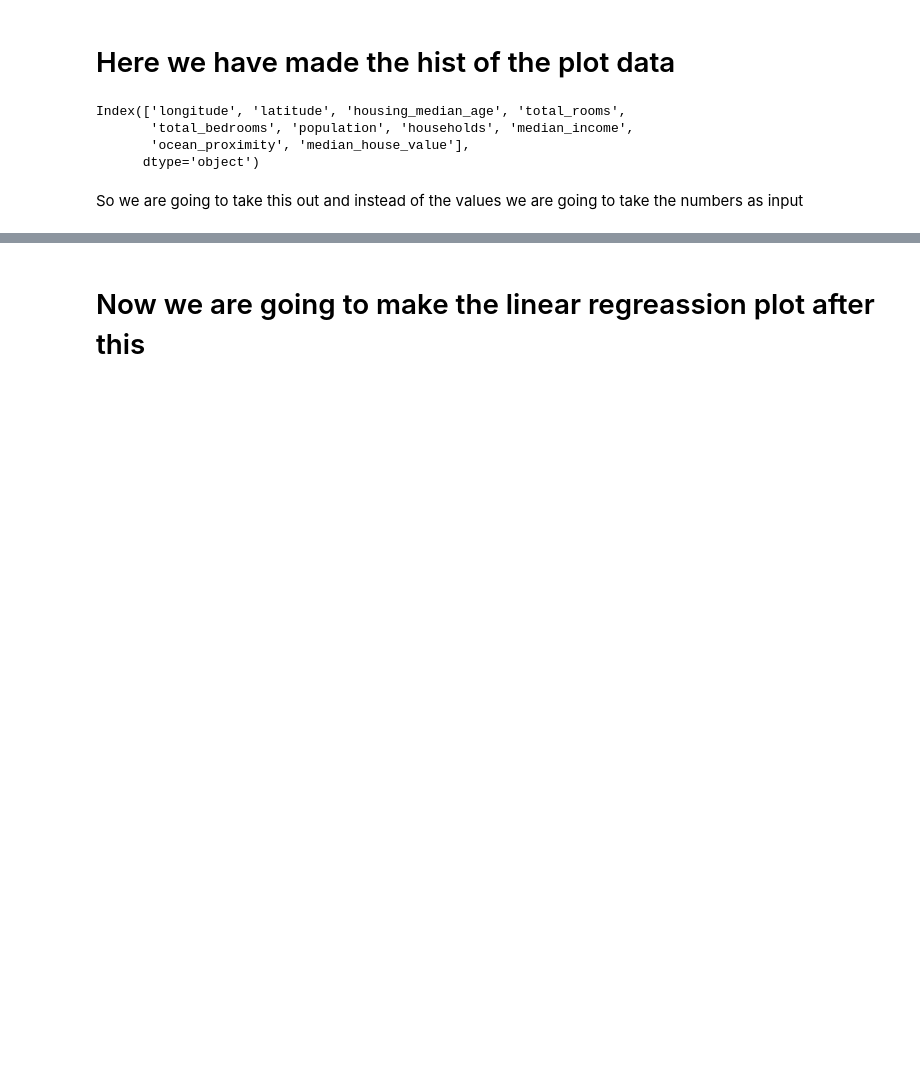
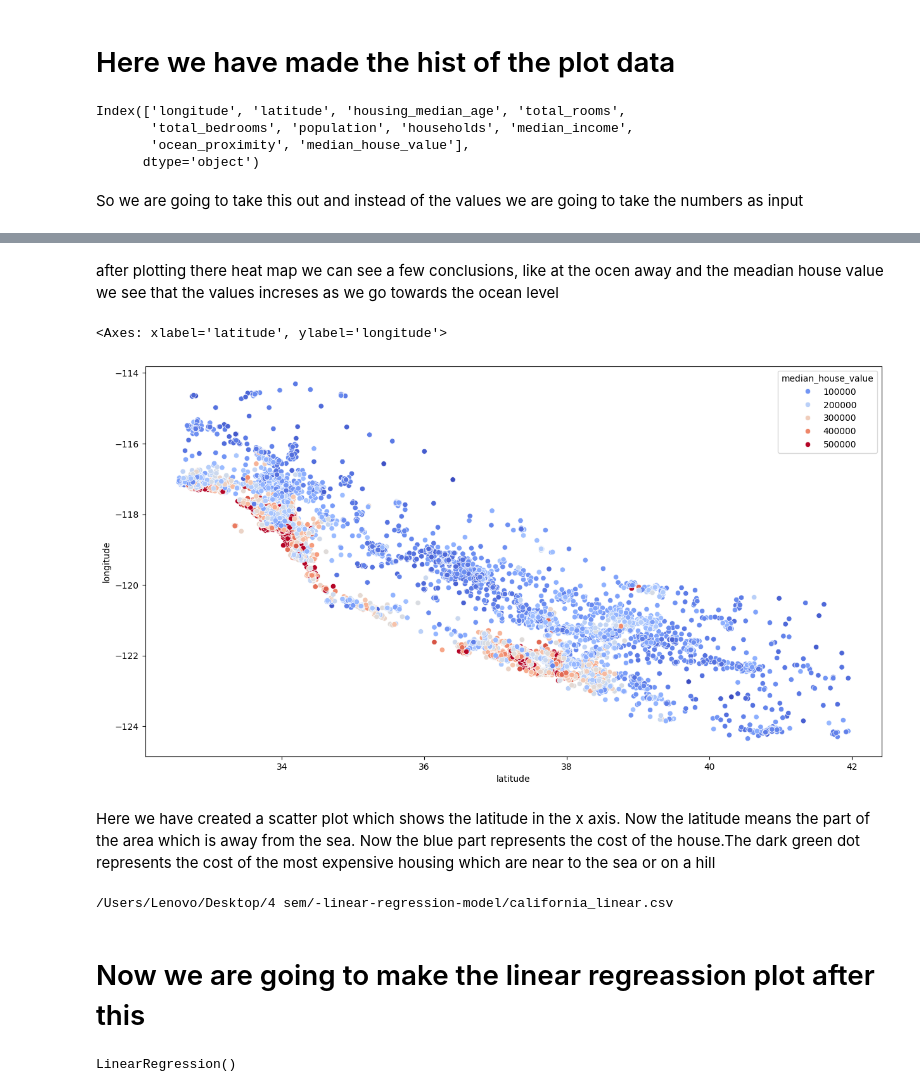
Before and after one commit to Akshitwadhwa/linear-regression-model, a Jupyter notebook: training.ipynb, the cells around one changed output, grey strips where cells are left out. Drawn from its saved outputs; the diff is of its cells as text; code cells hidden in the pictures; blank space fills up the shorter version.

Commit message:
new model

```diff
--- a/training.ipynb
+++ b/training.ipynb
@@ -157,0 +165,11 @@ using p
+# %% [markdown]
+ after plotting there heat map we can see a few conclusions, like at the ocen away and the meadian house value
+ we see that the values increses as we go towards the ocean level
+# %%
+plt.figure(figsize=(15 , 8))
+sns.scatterplot(x = "latitude" , y="longitude" , data=trained_data , hue="median_house_value" , palette="coolwarm")
+# %% [output]
+<Axes: xlabel='latitude', ylabel='longitude'>
+[figure, added]
+# %% [markdown]
+Here we have created a scatter plot which shows the latitude in the x axis. Now the latitude means the part of the area which is away from the sea. Now the blue part represents the cost of the house.The dark green dot represents the cost of the most expensive housing which are near to the sea or on a hill
@@ -158,3 +179,9 @@ using p
+# %%
+cleaned_file_path = 'california_linear.csv'
+trained_data.to_csv(cleaned_file_path, index=False)
+FileLink(cleaned_file_path)
+# %% [output]
+/Users/Lenovo/Desktop/4 sem/-linear-regression-model/california_linear.csv
 # %% [markdown]
 # Now we are going to make the linear regreassion plot after this
 # %%
@@ -164,6 +191,12 @@ X_train , y_train = trained_data.drop(['median_house_value'],axis = 1), trained_
 # here we have taken the
 reg = LinearRegression()
 # loading the liner regression model and library
+
+reg.fit(X_train , y_train)
+
+# here we have linear regression trained the model
+# %% [output]
+LinearRegression()
 # %%
 from sklearn.ensemble import RandomForestRegressor
 
```
Also changed, not shown: parts of 14 cells of this notebook, 2 other files.
